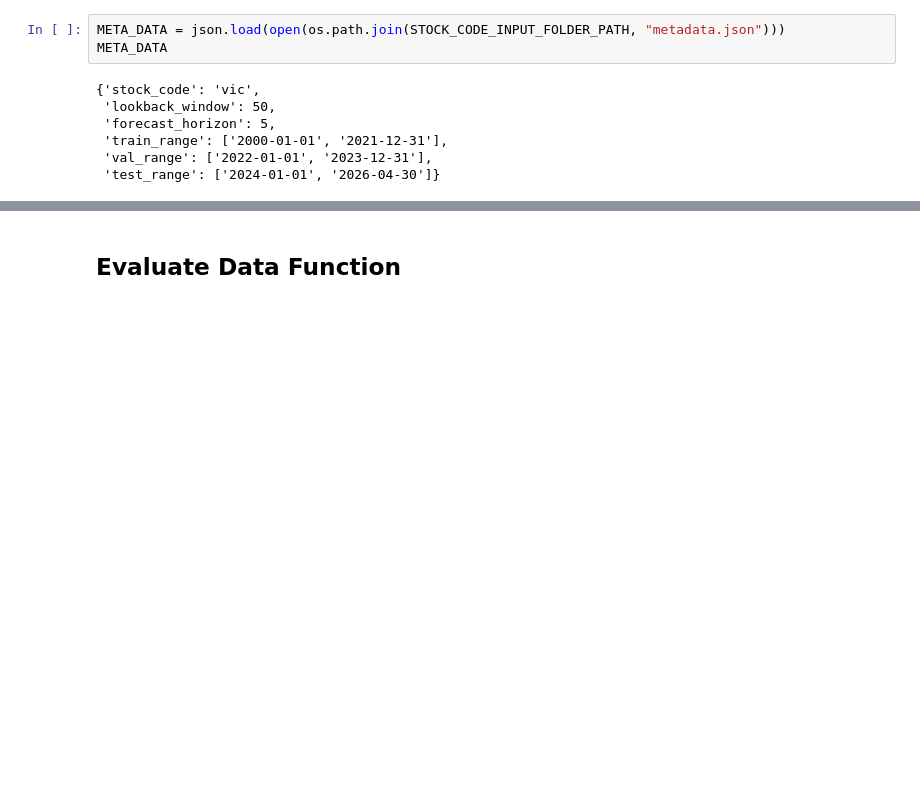
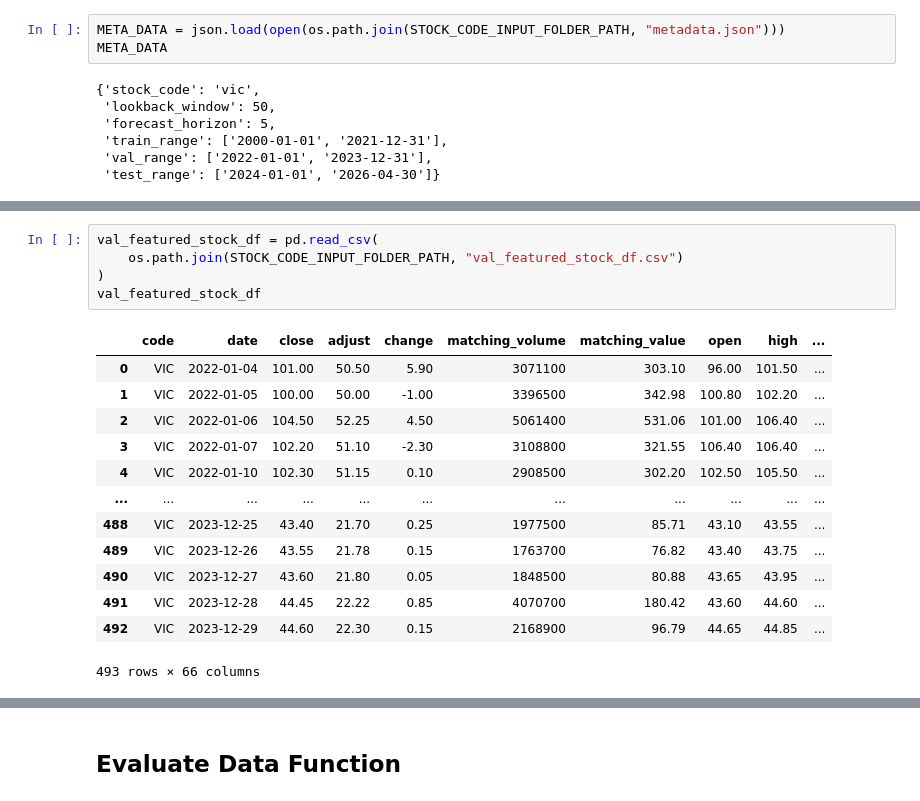
Before and after one commit to DucTrung1802/master-thesis, a Jupyter notebook: src/evaluator/data_evaluator.ipynb, the cells around one changed output, grey strips where cells are left out. Drawn from its saved outputs; the diff is of its cells as text; blank space fills up the shorter version.

```diff
--- a/src/evaluator/data_evaluator.ipynb
+++ b/src/evaluator/data_evaluator.ipynb
@@ -58,0 +93,19 @@ META_DATA
+# %%
+val_featured_stock_df = pd.read_csv(
+    os.path.join(STOCK_CODE_INPUT_FOLDER_PATH, "val_featured_stock_df.csv")
+)
+val_featured_stock_df
+# %% [output]
+|  | code | date | close | adjust | change | matching_volume | matching_value | open | high | ... |
+| 0 | VIC | 2022-01-04 | 101.00 | 50.50 | 5.90 | 3071100 | 303.10 | 96.00 | 101.50 | ... |
+| 1 | VIC | 2022-01-05 | 100.00 | 50.00 | -1.00 | 3396500 | 342.98 | 100.80 | 102.20 | ... |
+| 2 | VIC | 2022-01-06 | 104.50 | 52.25 | 4.50 | 5061400 | 531.06 | 101.00 | 106.40 | ... |
+| 3 | VIC | 2022-01-07 | 102.20 | 51.10 | -2.30 | 3108800 | 321.55 | 106.40 | 106.40 | ... |
+| 4 | VIC | 2022-01-10 | 102.30 | 51.15 | 0.10 | 2908500 | 302.20 | 102.50 | 105.50 | ... |
+| ... | ... | ... | ... | ... | ... | ... | ... | ... | ... | ... |
+| 488 | VIC | 2023-12-25 | 43.40 | 21.70 | 0.25 | 1977500 | 85.71 | 43.10 | 43.55 | ... |
+| 489 | VIC | 2023-12-26 | 43.55 | 21.78 | 0.15 | 1763700 | 76.82 | 43.40 | 43.75 | ... |
+| 490 | VIC | 2023-12-27 | 43.60 | 21.80 | 0.05 | 1848500 | 80.88 | 43.65 | 43.95 | ... |
+| 491 | VIC | 2023-12-28 | 44.45 | 22.22 | 0.85 | 4070700 | 180.42 | 43.60 | 44.60 | ... |
+| 492 | VIC | 2023-12-29 | 44.60 | 22.30 | 0.15 | 2168900 | 96.79 | 44.65 | 44.85 | ... |
+493 rows × 66 columns
```
Also changed, not shown: parts of 18 cells of this notebook.
